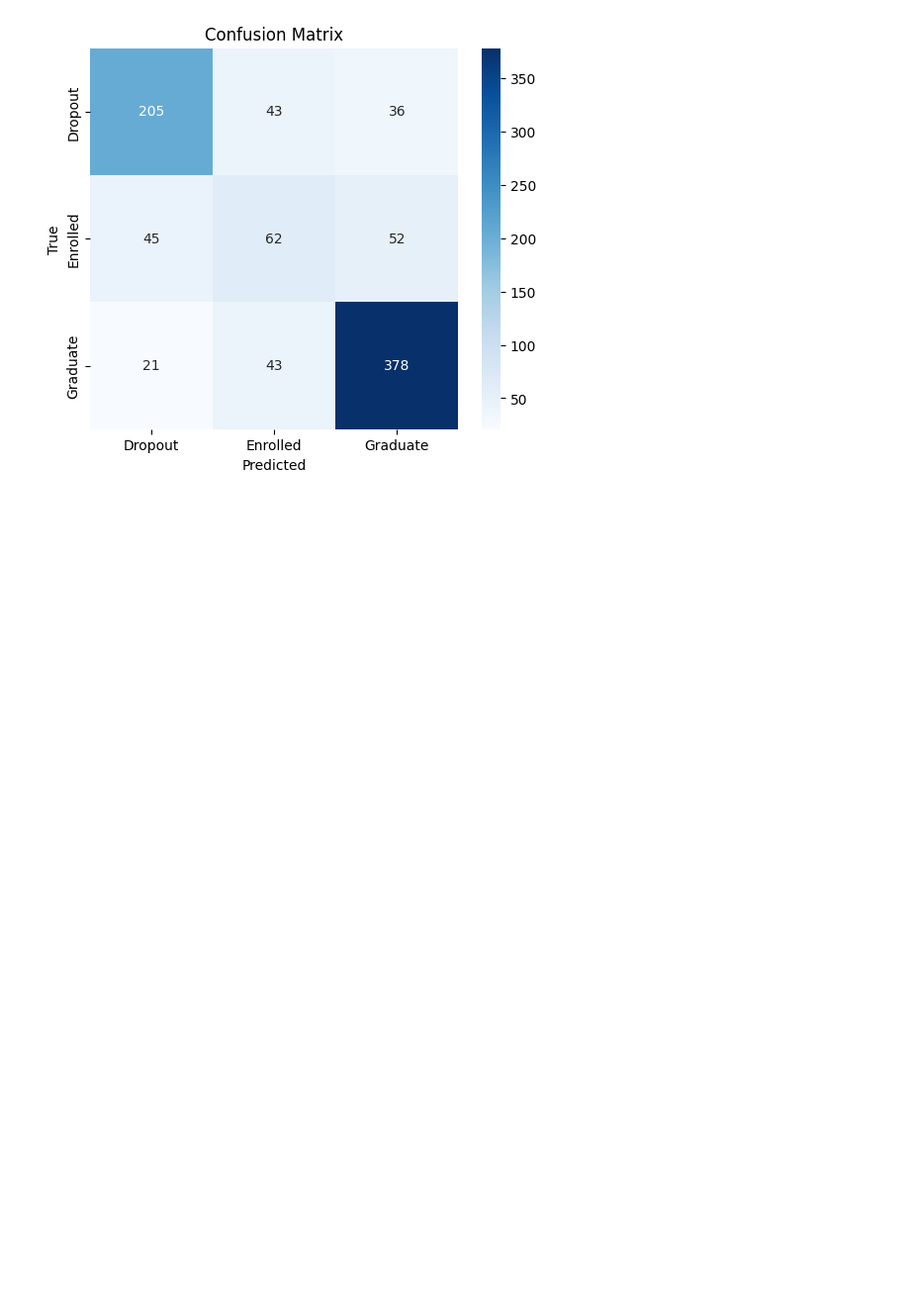
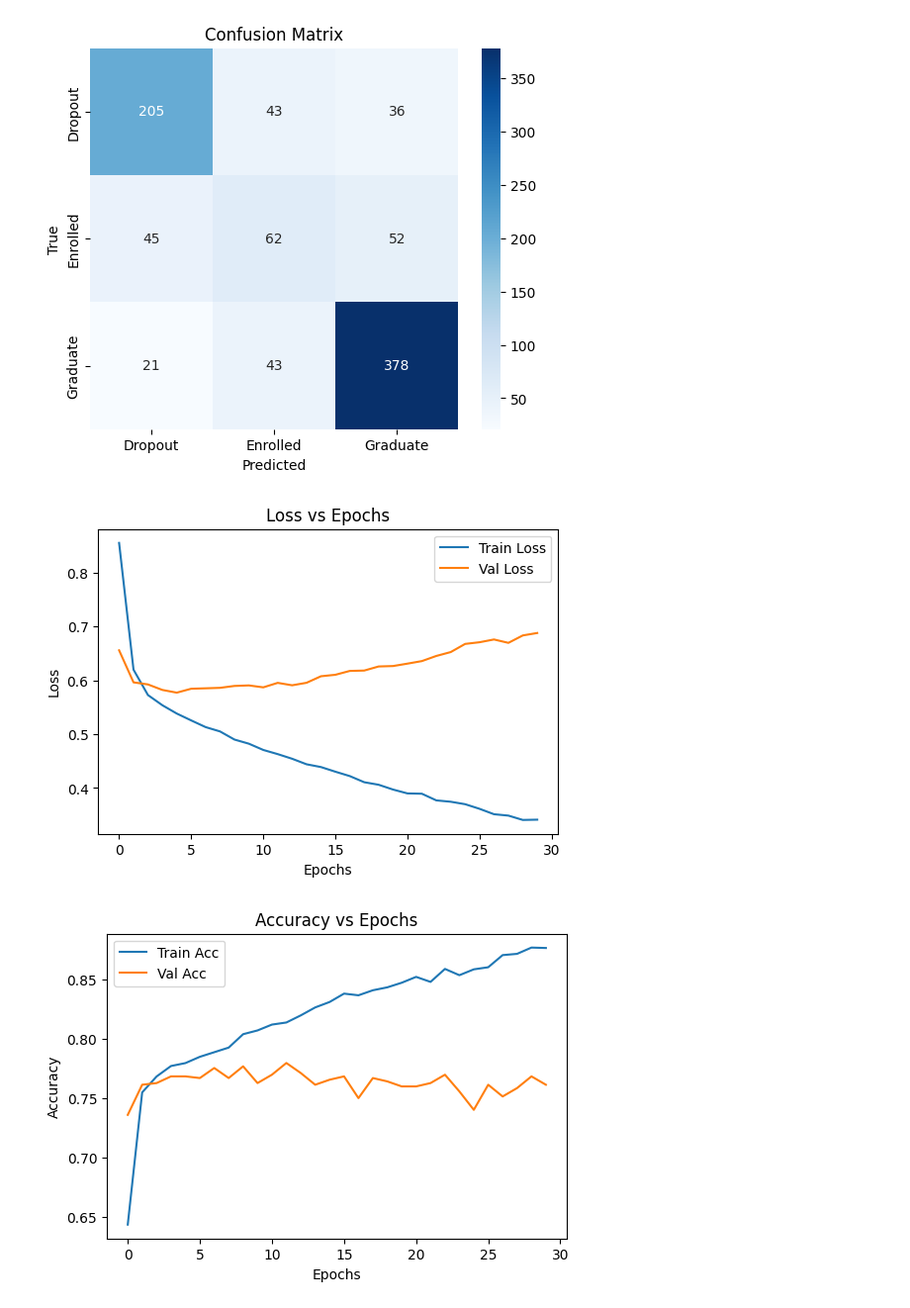
Before and after one commit to UdamShakya/Machine_Learning, a Jupyter notebook: dropout.ipynb, the cells around one changed output. Shown: that part at 99% size. Cells and saved outputs as stored; diff of their text form; code cells hidden in the pictures; blank space fills up the shorter version.

```diff
--- a/dropout.ipynb
+++ b/dropout.ipynb
@@ -251,3 +251,18 @@ plt.title("Confusion Matrix")
 plt.show()
 # %% [output]
 [figure]
+# %%
+plt.figure(figsize=(6, 4))
+plt.plot(history['train_loss'], label='Train Loss')
+plt.plot(history['val_loss'], label='Val Loss')
+plt.xlabel('Epochs'); plt.ylabel('Loss'); plt.legend(); plt.title('Loss vs Epochs')
+plt.show()
+
+plt.figure(figsize=(6, 4))
+plt.plot(history['train_acc'], label='Train Acc')
+plt.plot(history['val_acc'], label='Val Acc')
+plt.xlabel('Epochs'); plt.ylabel('Accuracy'); plt.legend(); plt.title('Accuracy vs Epochs')
+plt.show()
+# %% [output]
+[figure, added]
+[figure, added]
```
Also changed, not shown: 3 other files.
